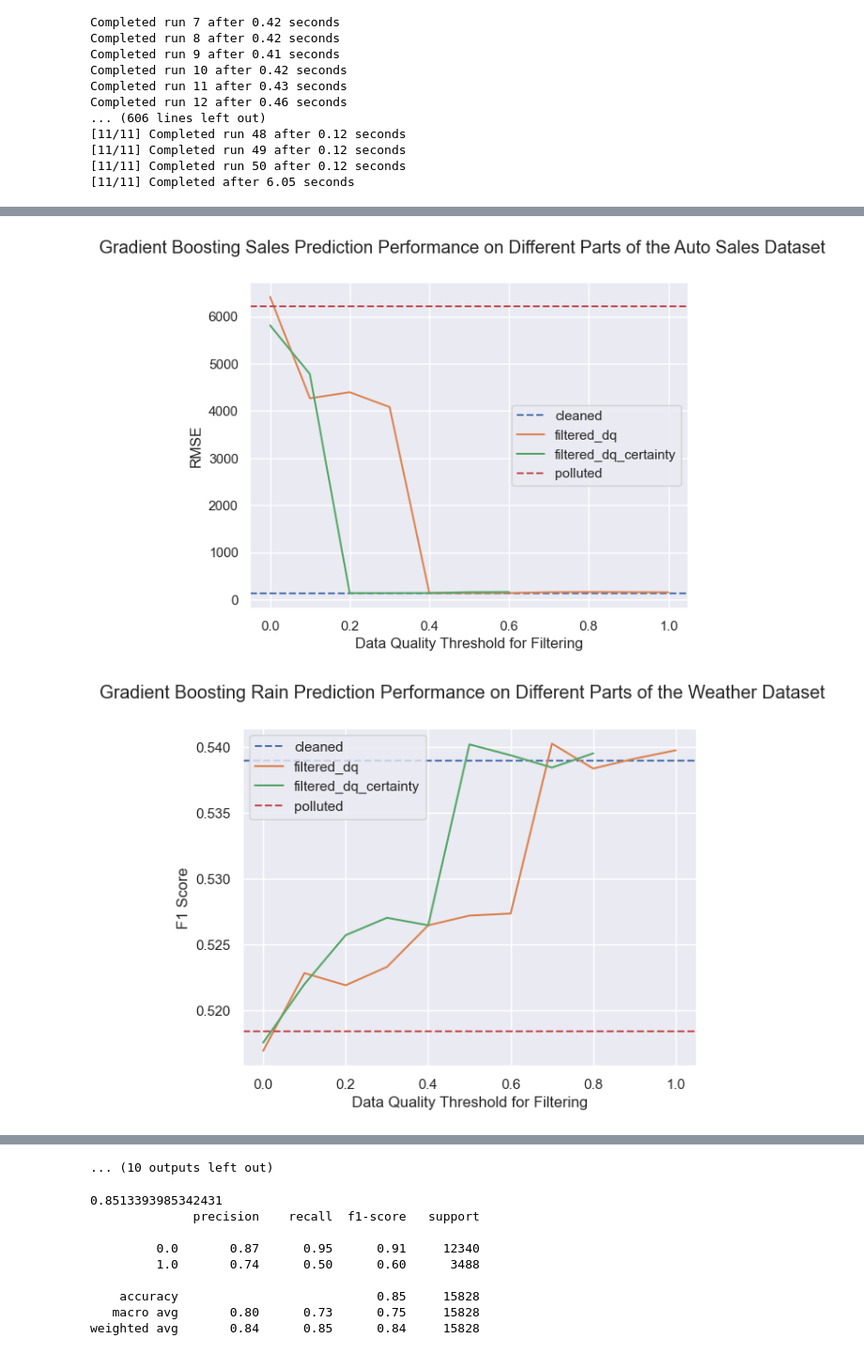
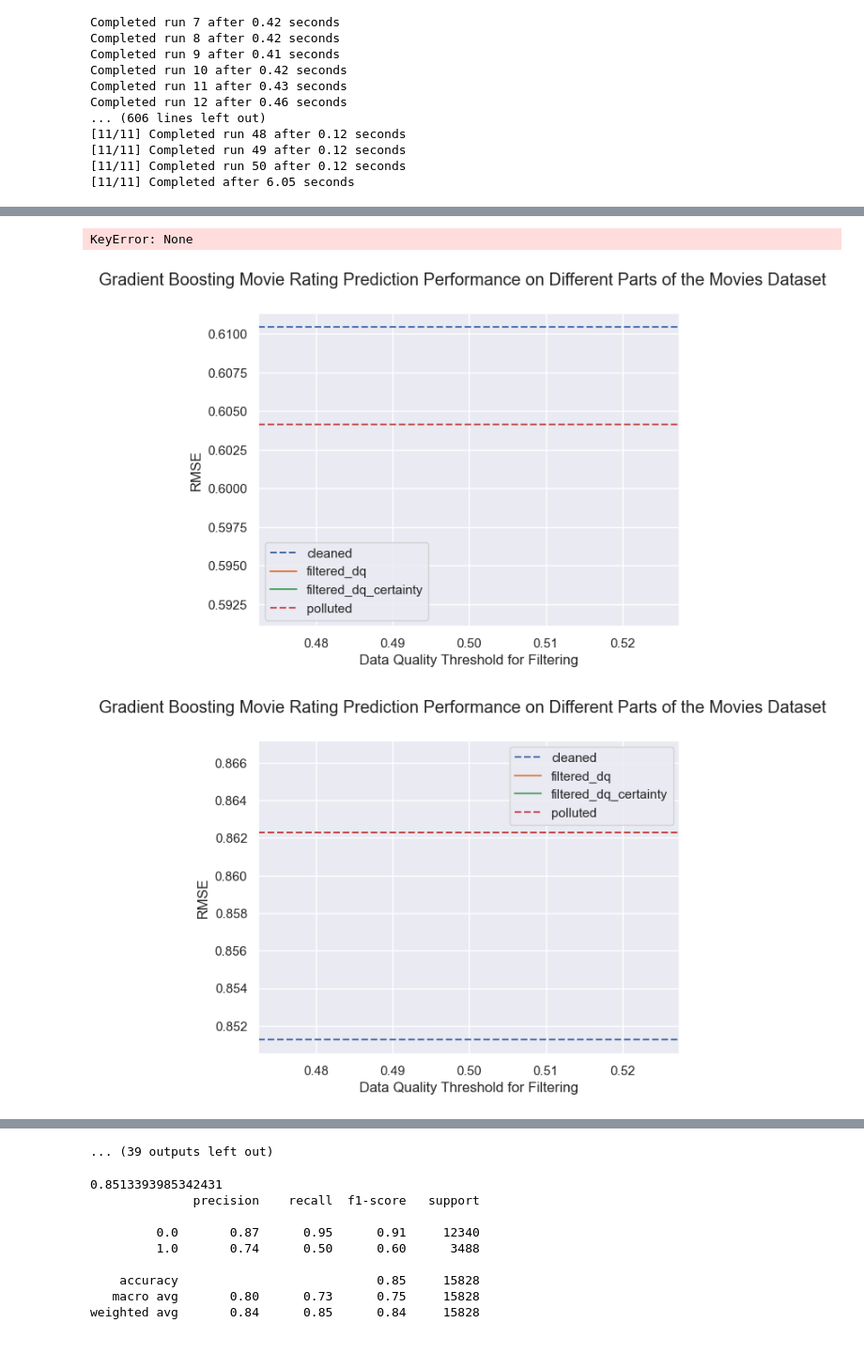
Before and after one commit to jb3rndt/ma-uncertainty-scripts, a Jupyter notebook: regression.ipynb, the cells around one changed output, grey strips where cells are left out. Shown at 94% size. Saved outputs shown, nothing was run; the diff lists cells and outputs as text; code cells hidden in the pictures.

Commit message:
Refactor downstream task assessment

```diff
--- a/regression.ipynb
+++ b/regression.ipynb
@@ -476,56 +370,10 @@ Completed run 10 after 0.96 seconds
 # %%
 from pathlib import Path
-from click import group
-import seaborn as sns
-import pandas as pd
-import matplotlib.pyplot as plt
-import json
-
-sns.set_theme()
-
-labels_per_dataset = {
-    "weather": {
-        "title": "Gradient Boosting Rain Prediction Performance on Different Parts of the Weather Dataset",
-        "xlabel": "Data Quality Threshold for Filtering",
-        "ylabel": "F1 Score",
-    },
-    "auto_sales": {
-        "title": "Gradient Boosting Sales Prediction Performance on Different Parts of the Auto Sales Dataset",
-        "xlabel": "Data Quality Threshold for Filtering",
-        "ylabel": "RMSE",
-    },
-    "movies": {
-        "title": "Gradient Boosting Movie Rating Prediction Performance on Different Parts of the Movies Dataset",
-        "xlabel": "Data Quality Threshold for Filtering",
-        "ylabel": "RMSE",
-    },
-}
+from downstream import plot_results
 
 results_path = Path("regression-results")
 for folder in sorted(results_path.glob("*"), reverse=True):
     if not (folder / "results.csv").exists():
         continue
-    df = pd.read_csv(folder / "results.csv")
-
-    config = json.load(open(folder / "config.json"))
-    dataset = config.get(
-        "dataset", "weather" if "RainToday" in config.get("cols", []) else "auto_sales"
-    )
-    labels = labels_per_dataset[dataset]
-
-    fig, ax = plt.subplots()
-    for i, (data, group) in enumerate(df.groupby("data")):
-        mean_scores = group.groupby("threshold", dropna=False)["score"].mean()
-        if all(mean_scores.index.isna()):
-            ax.axhline(
-                mean_scores.iloc[0], color=f"C{i}", linestyle="--", label=f"{data}"
-            )
-        else:
-            mean_scores.plot(ax=ax, color=f"C{i}", label=f"{data}")
-
-    ax.legend()
-    ax.set_ylabel(labels["ylabel"])
-    ax.set_xlabel(labels["xlabel"])
-    fig.suptitle(labels["title"])
-    fig.savefig(folder / "plot.png", bbox_inches="tight")
+    plot_results(folder)
 # %% [output]
@@ -549,2 +382,3 @@ DEBUG:matplotlib.font_manager:findfont: Matching sans\-serif:style=normal:varian
+KeyError: None
-[figure, old version]
+[figure, new version]
-[figure, old version]
+[figure, new version]
@@ -560,4 +393,4 @@ DEBUG:matplotlib.font_manager:findfont: Matching sans\-serif:style=normal:varian
-... (10 outputs left out)
+... (39 outputs left out)
 # %%
 from sklearn.metrics import accuracy_score, classification_report
 
```
Also changed, not shown: parts of 5 cells of this notebook, 7 other files.
